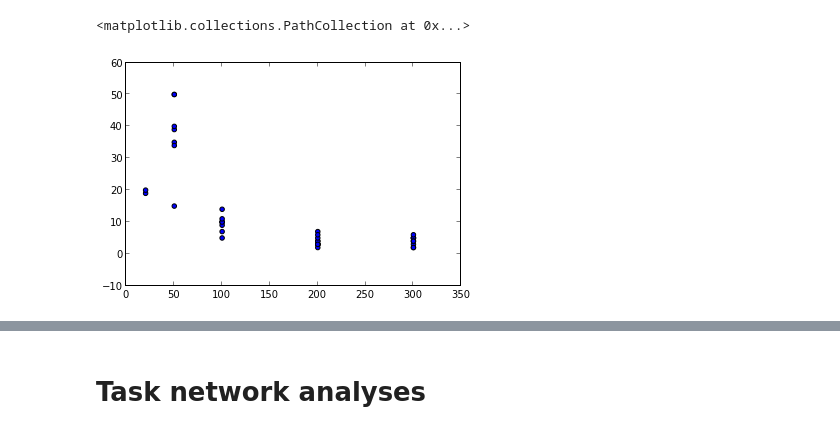
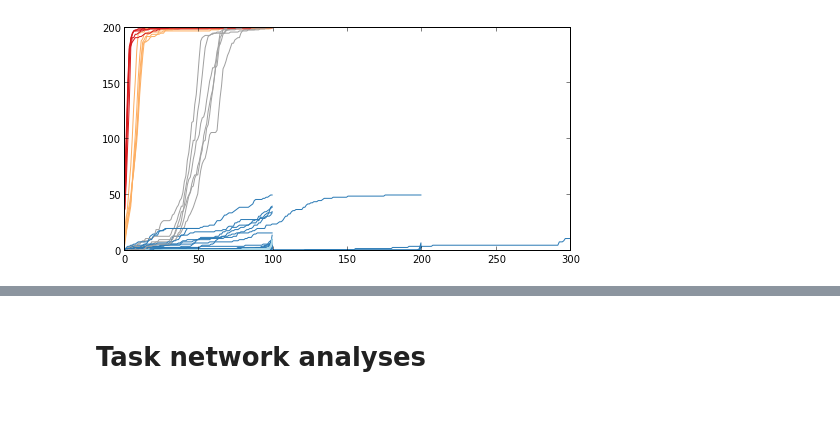
Before and after one commit to jackiekazil/goalnet, a Jupyter notebook: goalnet/analysis/Analysis 2.ipynb, the cells around one changed output, grey strips where cells are left out. Saved outputs shown, nothing was run; the diff lists cells and outputs as text; code cells hidden in the pictures.

```diff
--- a/goalnet/analysis/Analysis 2.ipynb
+++ b/goalnet/analysis/Analysis 2.ipynb
@@ -37,16 +37,39 @@ plt.ylabel("Final Gini Coefficient")
+# %%
+all_configs = []
+for run_dir in os.listdir(BASE_PATH):
+    with open(BASE_PATH + run_dir + "/config.json") as f:
+        config = json.load(f)
+        all_configs.append(config)
+# %%
+task_speeds = []
+for config in all_configs:
+    if "task_speed" not in config:
+        task_speeds.append(1)
+    else:
+        task_speeds.append(config["task_speed"])
+# %%
+speed_to_col = {1: "#2C7BB6",
+                2: "#ABD9E9",
+                4: "#A1A1A1",
+                8: "#FDAE61",
+                16:"#D7191C"
+                }
+
+config_colors = [speed_to_col[x] for x in task_speeds]
 # %%
 # Looking for completed task inflection points:
 active_tasks_matrix = []
 for data in iterate_over_data(BASE_PATH):
     keys, active_tasks, complete_tasks = count_tasks(data)
     active_tasks_matrix.append(active_tasks)
+# %%
+plt.figsize(8,4)
+for i, row in enumerate(active_tasks_matrix):
+    plt.plot(row, color=config_colors[i])
+# %% [output]
+[figure, added]
 # %%
 delta_tasks = []
 for active_tasks in active_tasks_matrix:
     delta = max(active_tasks) - min(active_tasks)
     delta_tasks.append(delta)
-# %%
-plt.scatter(agent_counts, delta_tasks)
-# %% [output]
-<matplotlib.collections.PathCollection at 0x...>
-[figure, removed]
```
Also changed, not shown: parts of 5 cells of this notebook, 2 other files.
